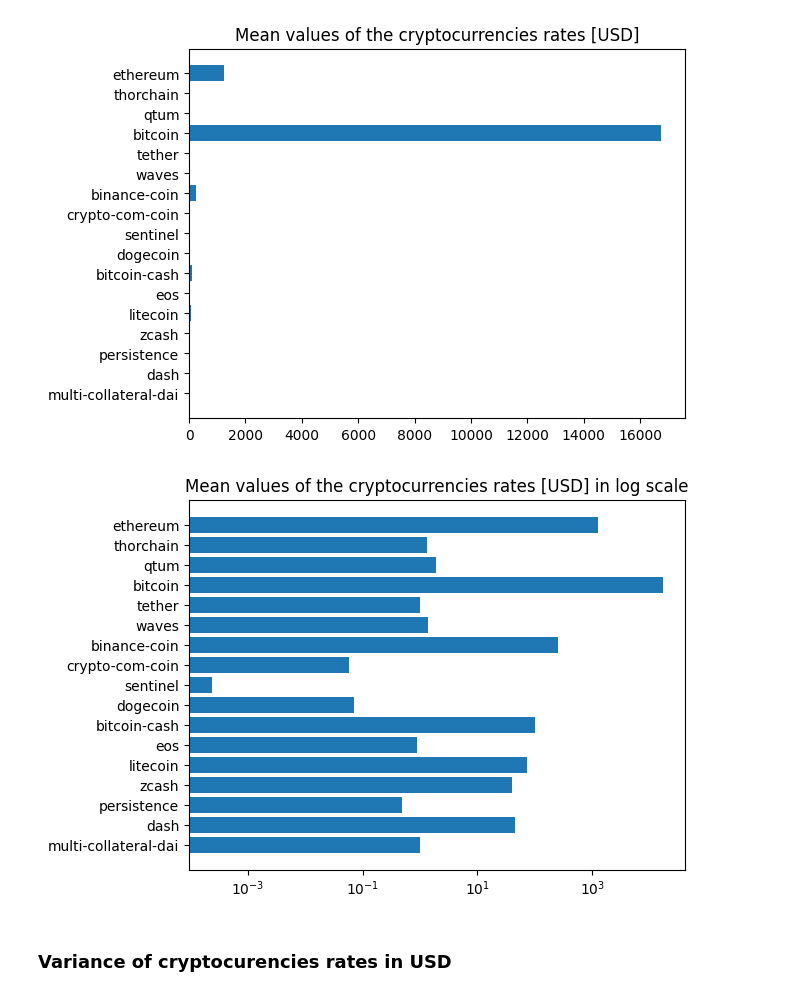
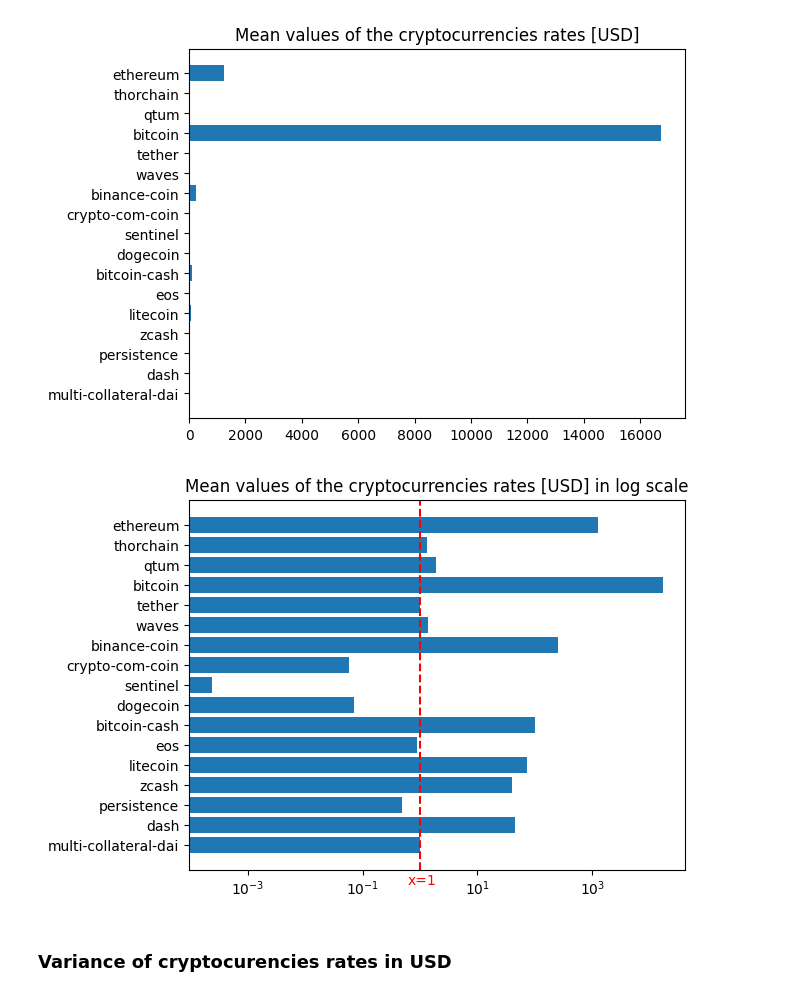
Before and after one commit to mstaczek/BigDataProject-crypto, a Jupyter notebook: spark-analytics.ipynb, the cells around one changed output. Drawn from its saved outputs; the diff is of its cells as text; code cells hidden in the pictures.

```diff
--- a/spark-analytics.ipynb
+++ b/spark-analytics.ipynb
@@ -115,10 +115,12 @@ plt.show()
 # %%
 plt.barh(out1['cryptocurrency_name'], out1['mean_val'])
 plt.title('Mean values of the cryptocurrencies rates [USD] in log scale')
 plt.xscale('log')
+plt.axvline(x = 1, color = 'red', linestyle = 'dashed')
+plt.text(0.6, -2, 'x=1', color='red')
 plt.show()
 # %% [output]
-[figure, old version]
+[figure, new version]
 # %% [markdown]
 ### Variance of cryptocurencies rates in USD
 # %%
```
Also changed, not shown: parts of 13 cells of this notebook.
